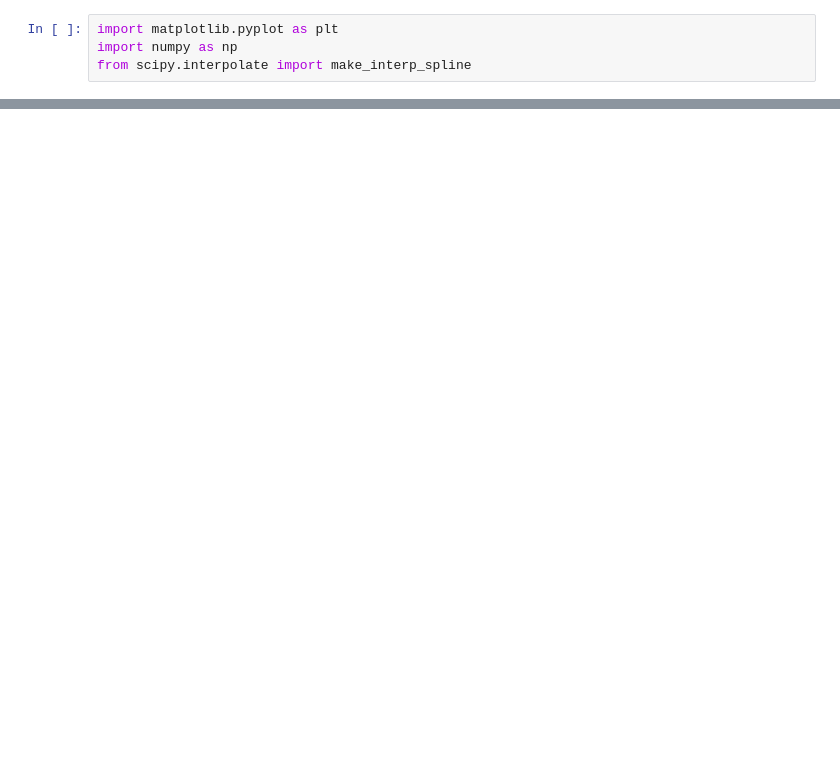
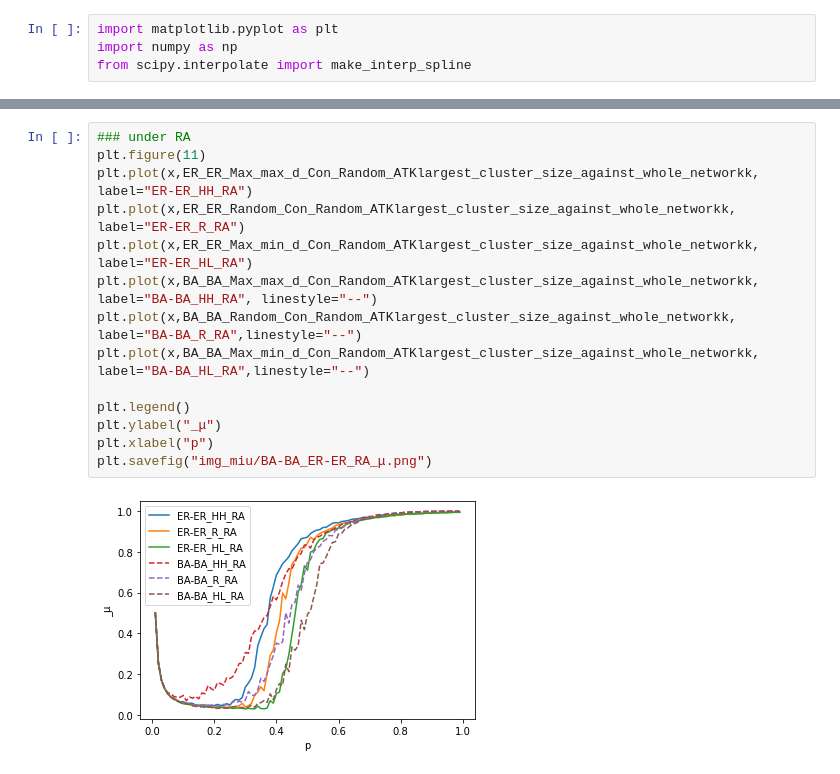
Before and after one commit to JunTu-XD/NetSci, a Jupyter notebook: Final/DataPlot.ipynb, the cells around one changed output, grey strips where cells are left out. Cells and saved outputs as stored; diff of their text form; blank space fills up the shorter version.

```diff
--- a/Final/DataPlot.ipynb
+++ b/Final/DataPlot.ipynb
@@ -63,0 +282,16 @@ plt.savefig("img/BA-BA_ER-ER_RA_1.png")
+# %%
+### under RA
+plt.figure(11)
+plt.plot(x,ER_ER_Max_max_d_Con_Random_ATKlargest_cluster_size_against_whole_networkk, label="ER-ER_HH_RA")
+plt.plot(x,ER_ER_Random_Con_Random_ATKlargest_cluster_size_against_whole_networkk, label="ER-ER_R_RA")
+plt.plot(x,ER_ER_Max_min_d_Con_Random_ATKlargest_cluster_size_against_whole_networkk, label="ER-ER_HL_RA")
+plt.plot(x,BA_BA_Max_max_d_Con_Random_ATKlargest_cluster_size_against_whole_networkk, label="BA-BA_HH_RA", linestyle="--")
+plt.plot(x,BA_BA_Random_Con_Random_ATKlargest_cluster_size_against_whole_networkk, label="BA-BA_R_RA",linestyle="--")
+plt.plot(x,BA_BA_Max_min_d_Con_Random_ATKlargest_cluster_size_against_whole_networkk, label="BA-BA_HL_RA",linestyle="--")
+
+plt.legend()
+plt.ylabel("_μ")
+plt.xlabel("p")
+plt.savefig("img_miu/BA-BA_ER-ER_RA_μ.png")
+# %% [output]
+[figure, added]
```
Also changed, not shown: parts of 12 cells of this notebook, 6 other files.
